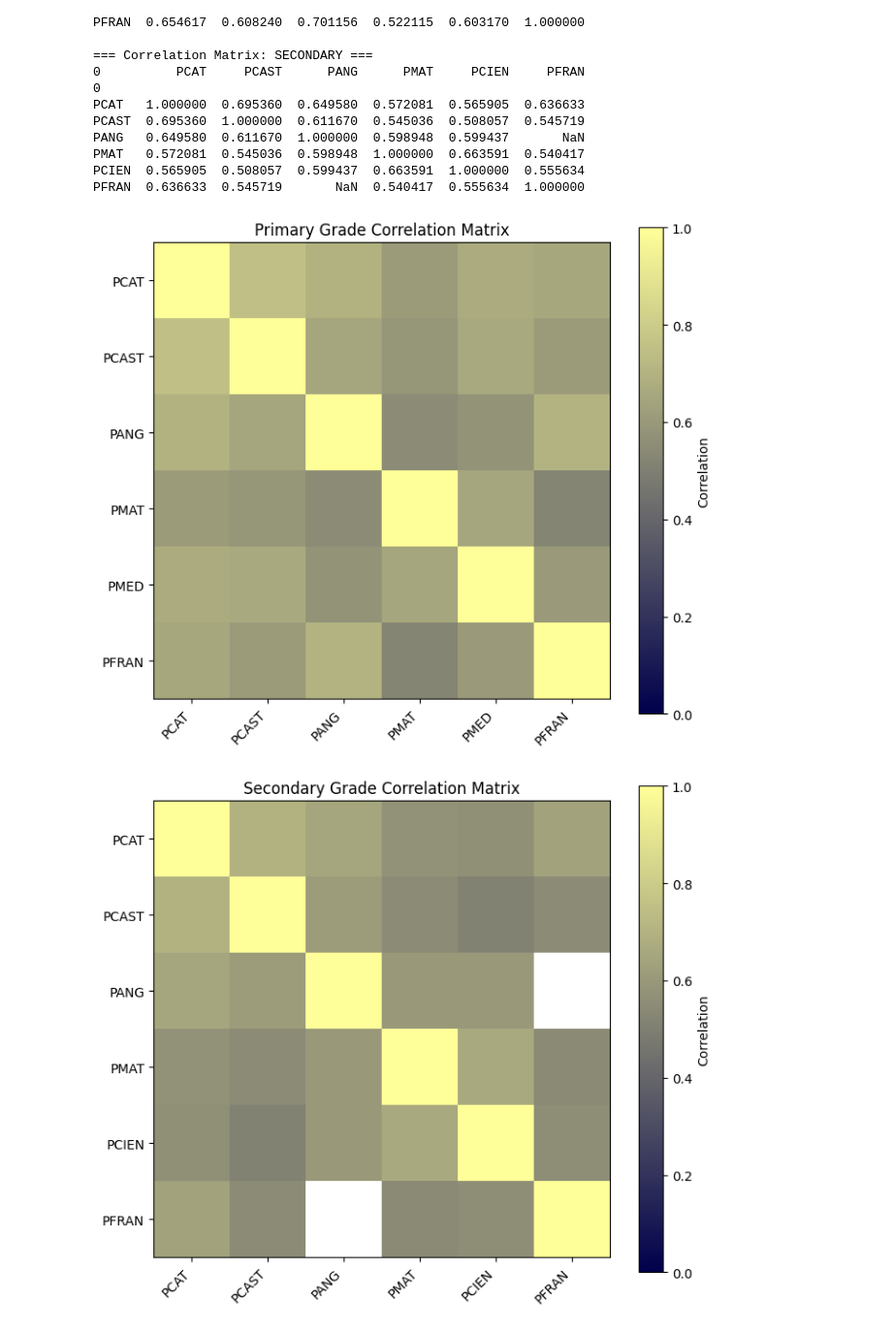
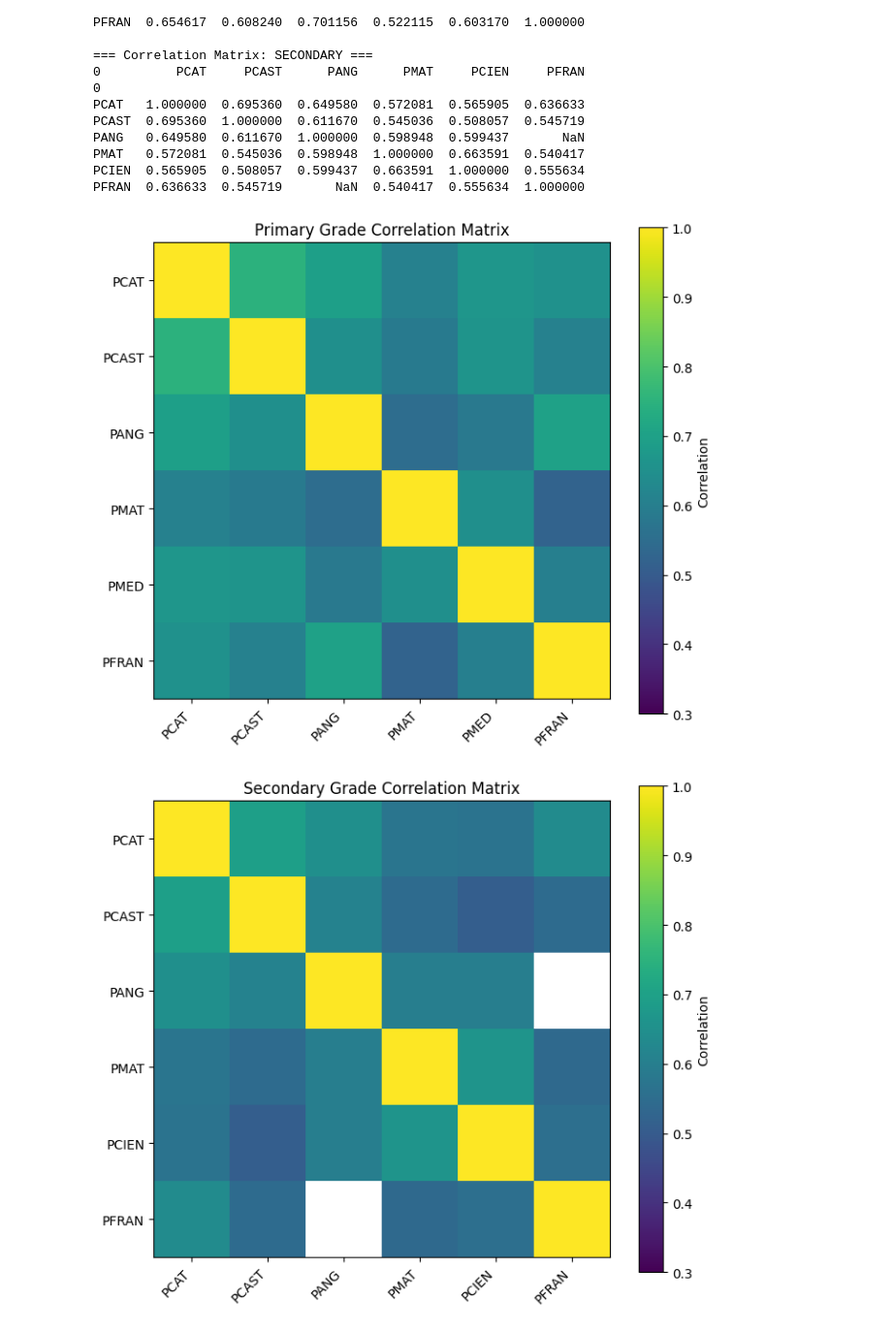
Before and after one commit to m-garcia-rodriguez/Education-Big-Data-Project, a Jupyter notebook: Notebooks/exploration-Maria.ipynb, the cells around one changed output. Shown at 97% size. Saved outputs shown, nothing was run; the diff lists cells and outputs as text; code cells hidden in the pictures.

Commit message:
New color code! Love viridis

```diff
--- a/Notebooks/exploration-Maria.ipynb
+++ b/Notebooks/exploration-Maria.ipynb
@@ -364,33 +363,33 @@ PFRAN  0.636633  0.545719       NaN  0.540417  0.555634  1.000000
 # %%
 from matplotlib.colors import LinearSegmentedColormap
 
 # Create custom colormap: dark blue (0) → light yellow (1)
-colors = [(0, 0, 0.3), (1, 1, 0.6)]  # dark blue to light yellow
-custom_cmap = LinearSegmentedColormap.from_list("blue_to_yellow", colors)
+colors = [(0, 0, 0.1), (1, 1, 0.1)]  # dark blue to light yellow
+custom_cmap = cmap ="viridis"
 
 def plot_corr_matrix(matrix, labels, title):
     plt.figure(figsize=(7, 6))
-    plt.imshow(matrix, cmap=custom_cmap, vmin=0.0, vmax=1)
+    plt.imshow(matrix, cmap=custom_cmap, vmin=0.3, vmax=1)
     plt.colorbar(label="Correlation")
     plt.xticks(range(len(labels)), labels, rotation=45, ha="right")
     plt.yticks(range(len(labels)), labels)
     plt.title(title)
     plt.tight_layout()
     plt.show()
 
 # Plot primary
 plot_corr_matrix(
     corr_primary,
     labels=corr_primary.columns if hasattr(corr_primary, "columns") else [f"C{i}" for i in range(6)],
     title="Primary Grade Correlation Matrix"
 )
 
 # Plot secondary
 plot_corr_matrix(
     corr_secondary,
     labels=corr_secondary.columns if hasattr(corr_secondary, "columns") else [f"C{i}" for i in range(7)],
     title="Secondary Grade Correlation Matrix"
 )
 # %% [output]
-[figure, old version]
+[figure, new version]
-[figure, old version]
+[figure, new version]
```
Also changed, not shown: parts of 7 cells of this notebook.
